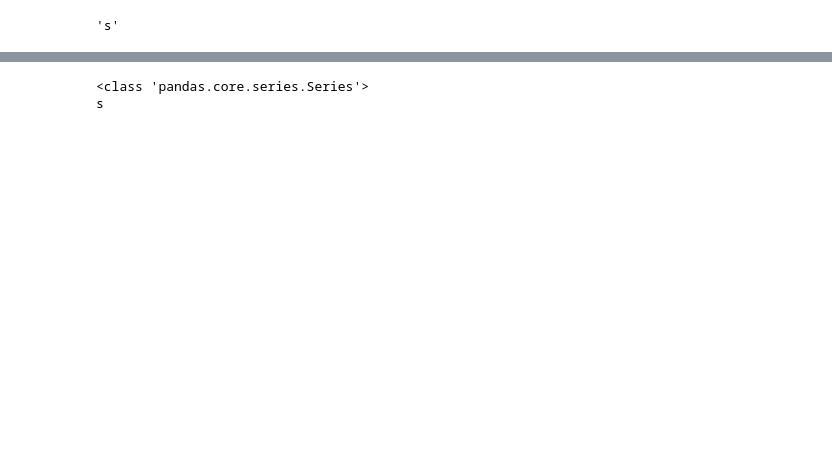
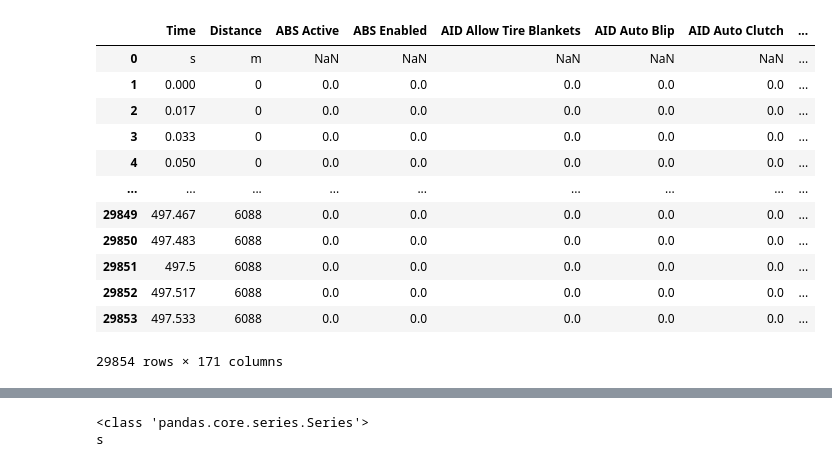
Before and after one commit to nicisfurst/ds_backend_testing, a Jupyter notebook: notebooks/analyse_motec_csvs.ipynb, the cells around one changed output, grey strips where cells are left out. Cells and saved outputs as stored; diff of their text form; code cells hidden in the pictures; blank space fills up the shorter version.

```diff
--- a/notebooks/analyse_motec_csvs.ipynb
+++ b/notebooks/analyse_motec_csvs.ipynb
@@ -6,5 +6,32 @@ c:\Users\nicis\OneDrive - UNSW\Redback\ds_backend_testing
 import pandas as pd
 pd.set_option("display.max_columns", None)
 # %%
+
+
+
 df_src = 'data/sim/csv/winton_fsae_conversion_v7_&_formula_sae_rb21_&_Redback Racing_&_stint_11.csv'
 df = pd.read_csv(df_src, header=12)
+# df = df.loc[1:, ['Time',
+#     'Distance',
+#     'Brake Pos',
+#     'CG Accel Lateral',
+#     'CG Accel Longitudinal',
+#     'CG Accel Vertical',
+#     'Ground Speed',
+#     'Steering Angle',
+#     'Throttle Pos']]
+df
+# %% [output]
+|  | Time | Distance | ABS Active | ABS Enabled | AID Allow Tire Blankets | AID Auto Blip | AID Auto Clutch | ... |
+| 0 | s | m | NaN | NaN | NaN | NaN | NaN | ... |
+| 1 | 0.000 | 0 | 0.0 | 0.0 | 0.0 | 0.0 | 0.0 | ... |
+| 2 | 0.017 | 0 | 0.0 | 0.0 | 0.0 | 0.0 | 0.0 | ... |
+| 3 | 0.033 | 0 | 0.0 | 0.0 | 0.0 | 0.0 | 0.0 | ... |
+| 4 | 0.050 | 0 | 0.0 | 0.0 | 0.0 | 0.0 | 0.0 | ... |
+| ... | ... | ... | ... | ... | ... | ... | ... | ... |
+| 29849 | 497.467 | 6088 | 0.0 | 0.0 | 0.0 | 0.0 | 0.0 | ... |
+| 29850 | 497.483 | 6088 | 0.0 | 0.0 | 0.0 | 0.0 | 0.0 | ... |
+| 29851 | 497.5 | 6088 | 0.0 | 0.0 | 0.0 | 0.0 | 0.0 | ... |
+| 29852 | 497.517 | 6088 | 0.0 | 0.0 | 0.0 | 0.0 | 0.0 | ... |
+| 29853 | 497.533 | 6088 | 0.0 | 0.0 | 0.0 | 0.0 | 0.0 | ... |
+29854 rows × 171 columns
@@ -13,4 +37,0 @@ units = df.iloc[0]
-# %%
-units['Time']
-# %% [output]
-'s'
```
Also changed, not shown: parts of 5 cells of this notebook, 2 other files.
